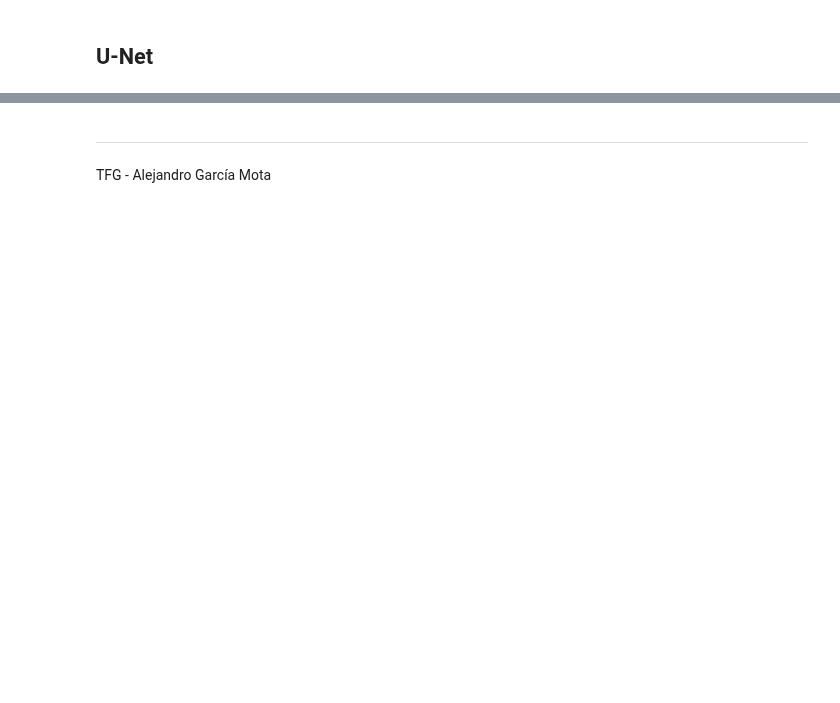
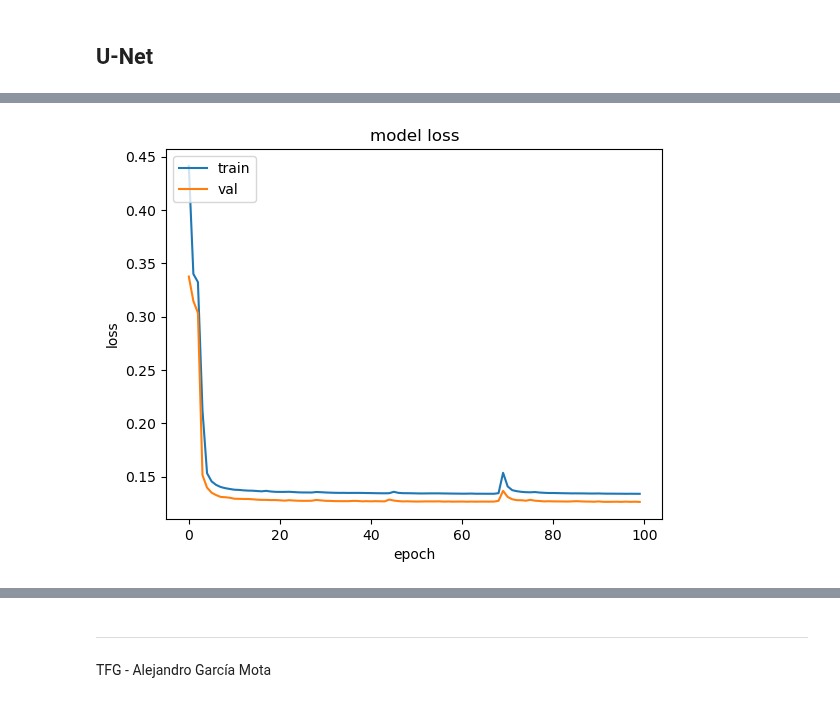
Before and after one commit to alexgmota/TFG-SW-AGM, a Jupyter notebook: src/U-Net_endo_segmentation.ipynb, the cells around one changed output, grey strips where cells are left out. Saved outputs shown, nothing was run; the diff lists cells and outputs as text; code cells hidden in the pictures; blank space fills up the shorter version.

```diff
--- a/src/U-Net_endo_segmentation.ipynb
+++ b/src/U-Net_endo_segmentation.ipynb
@@ -213,9 +223,10 @@ def dice_loss(y_true, y_pred):
 # %%
-unet_model = build_unet_model(n_filters=32)
+unet_model = build_unet_model(n_filters=32, n_classes=13)
+unet_model.load_weights('../models/u-net_100epochs.hdf5')
 unet_model.compile(
     optimizer='adam',
     loss=dice_loss,
-    metrics=[tf.metrics.MeanIoU(num_classes=13)]
+    metrics=[tf.metrics.MeanIoU(num_classes=13), dice_coeficient]
 )
 
 unet_model.summary()
@@ -277,0 +289,10 @@ Epoch 00100: val_loss did not improve from 0.67974
+# %%
+plt.plot(model_history.history['loss'])
+plt.plot(model_history.history['val_loss'])
+plt.title('model loss')
+plt.ylabel('loss')
+plt.xlabel('epoch')
+plt.legend(['train', 'val'], loc='upper left')
+plt.show()
+# %% [output]
+[figure, added]
```
Also changed, not shown: parts of 15 cells of this notebook, 2 other files.
